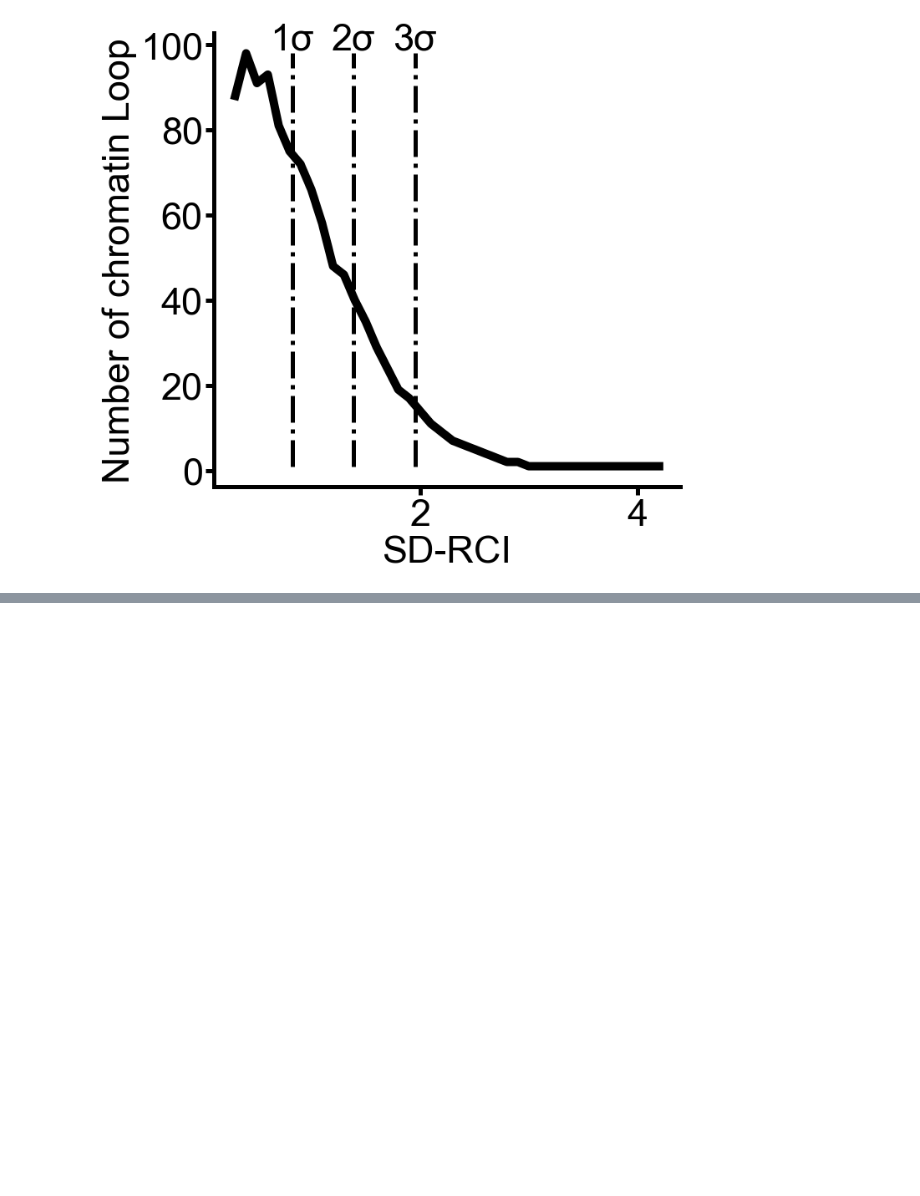
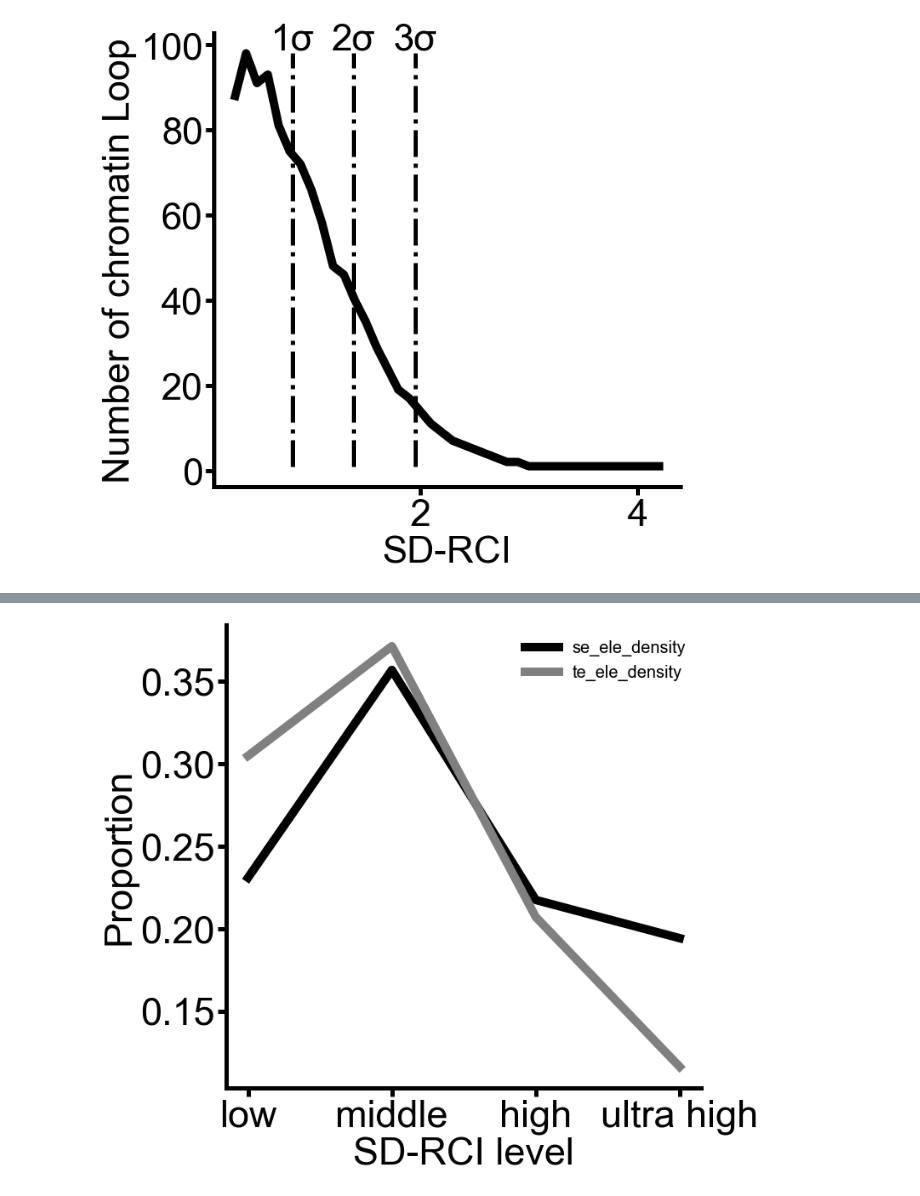
Before and after one commit to MICL-biolab/MINE, a Jupyter notebook: analyse/fig4/active role analyse.ipynb, the cells around one changed output, grey strips where cells are left out. Cells and saved outputs as stored; diff of their text form; code cells hidden in the pictures; blank space fills up the shorter version.

```diff
--- a/analyse/fig4/active role analyse.ipynb
+++ b/analyse/fig4/active role analyse.ipynb
@@ -216,3 +218,21 @@ plt.show()
+# %%
+x = ['low', 'middle', 'high', 'ultra high']
+set_plt()
+fig, axes = plt.subplots(nrows=1, ncols=1, sharey=True)
+axes.grid(False)
+axes.plot(x, result['se_ele_density'], linewidth=figure_size['small'], label='se_ele_density', color='black')
+axes.plot(x, result['te_ele_density'], linewidth=figure_size['small'], label='te_ele_density', color='grey')
+
+set_Border(axes)
+plt.tick_params(colors='black', bottom=True, left=True, labelsize=figure_size['ultra'])
+
+plt.legend(frameon=False)
+plt.xlabel('SD-RCI level')
+plt.ylabel('Proportion')
+plt.savefig('figure_file/The relationship between SD-RCI and enhancer-element-density.pdf', format='pdf', bbox_inches='tight')
+plt.show()
+# %% [output]
+[figure, added]
 # %%
 rna = pd.read_table('/data1/lmh_data/MINE/source/HepaRG_Batch1_191226.csv', sep=',')
 # rna = rna.set_index('symbol')
```
Also changed, not shown: parts of 3 cells of this notebook, 15 other files.
